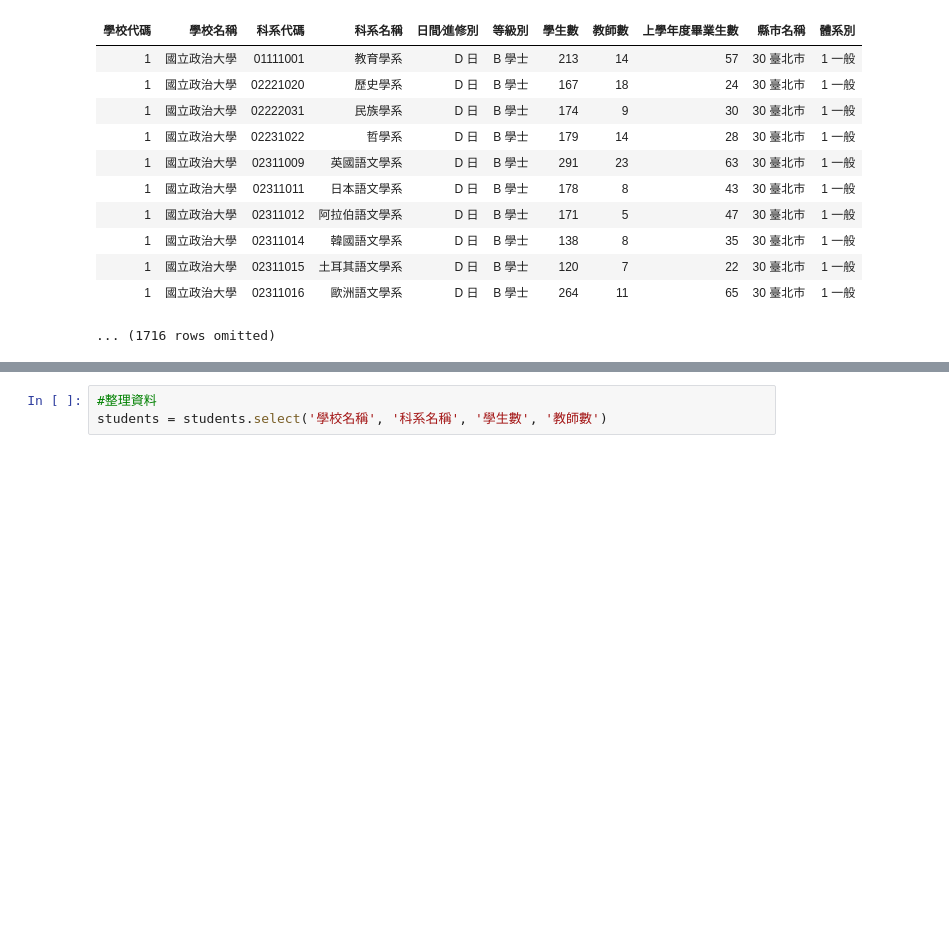
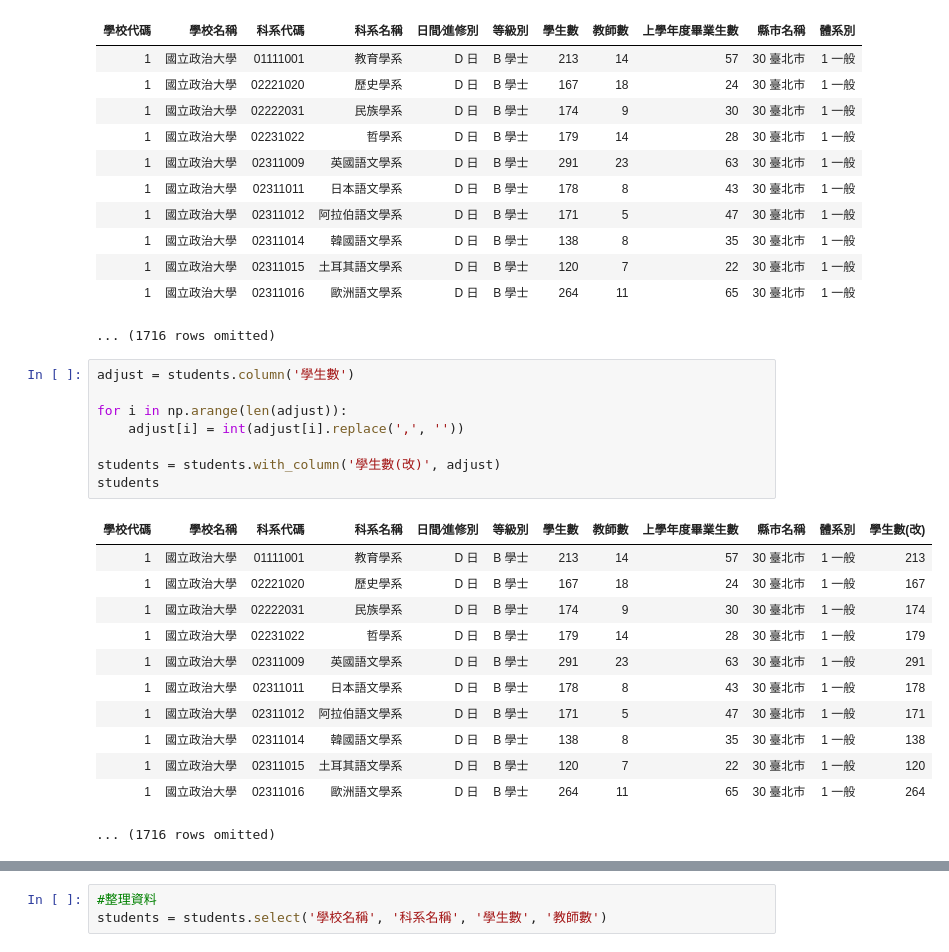
Before and after one commit to Matthew-HMS/Datascience101, a Jupyter notebook: Final_project_beta.ipynb, the cells around one changed output, grey strips where cells are left out. Drawn from its saved outputs; the diff is of its cells as text; blank space fills up the shorter version.

```diff
--- a/Final_project.ipynb
+++ b/Final_project_beta.ipynb
@@ -60,3 +60,24 @@ students
 | 1 | 國立政治大學 | 02311015 | 土耳其語文學系 | D 日 | B 學士 | 120 | 7 | 22 | 30 臺北市 | 1 一般 |
 | 1 | 國立政治大學 | 02311016 | 歐洲語文學系 | D 日 | B 學士 | 264 | 11 | 65 | 30 臺北市 | 1 一般 |
 ... (1716 rows omitted)
+# %%
+adjust = students.column('學生數')
+
+for i in np.arange(len(adjust)):
+    adjust[i] = int(adjust[i].replace(',', ''))
+
+students = students.with_column('學生數(改)', adjust)
+students
+# %% [output]
+| 學校代碼 | 學校名稱 | 科系代碼 | 科系名稱 | 日間∕進修別 | 等級別 | 學生數 | 教師數 | 上學年度畢業生數 | 縣市名稱 | 體系別 | 學生數(改) |
+| 1 | 國立政治大學 | 01111001 | 教育學系 | D 日 | B 學士 | 213 | 14 | 57 | 30 臺北市 | 1 一般 | 213 |
+| 1 | 國立政治大學 | 02221020 | 歷史學系 | D 日 | B 學士 | 167 | 18 | 24 | 30 臺北市 | 1 一般 | 167 |
+| 1 | 國立政治大學 | 02222031 | 民族學系 | D 日 | B 學士 | 174 | 9 | 30 | 30 臺北市 | 1 一般 | 174 |
+| 1 | 國立政治大學 | 02231022 | 哲學系 | D 日 | B 學士 | 179 | 14 | 28 | 30 臺北市 | 1 一般 | 179 |
+| 1 | 國立政治大學 | 02311009 | 英國語文學系 | D 日 | B 學士 | 291 | 23 | 63 | 30 臺北市 | 1 一般 | 291 |
+| 1 | 國立政治大學 | 02311011 | 日本語文學系 | D 日 | B 學士 | 178 | 8 | 43 | 30 臺北市 | 1 一般 | 178 |
+| 1 | 國立政治大學 | 02311012 | 阿拉伯語文學系 | D 日 | B 學士 | 171 | 5 | 47 | 30 臺北市 | 1 一般 | 171 |
+| 1 | 國立政治大學 | 02311014 | 韓國語文學系 | D 日 | B 學士 | 138 | 8 | 35 | 30 臺北市 | 1 一般 | 138 |
+| 1 | 國立政治大學 | 02311015 | 土耳其語文學系 | D 日 | B 學士 | 120 | 7 | 22 | 30 臺北市 | 1 一般 | 120 |
+| 1 | 國立政治大學 | 02311016 | 歐洲語文學系 | D 日 | B 學士 | 264 | 11 | 65 | 30 臺北市 | 1 一般 | 264 |
+... (1716 rows omitted)
```
Also changed, not shown: parts of 6 cells of this notebook, 1 other file.
